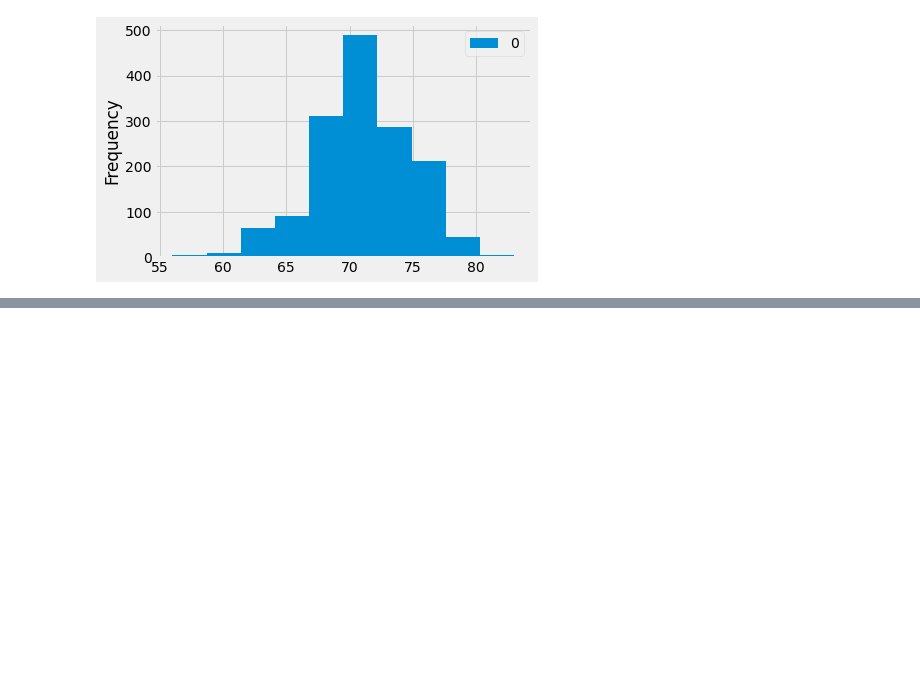
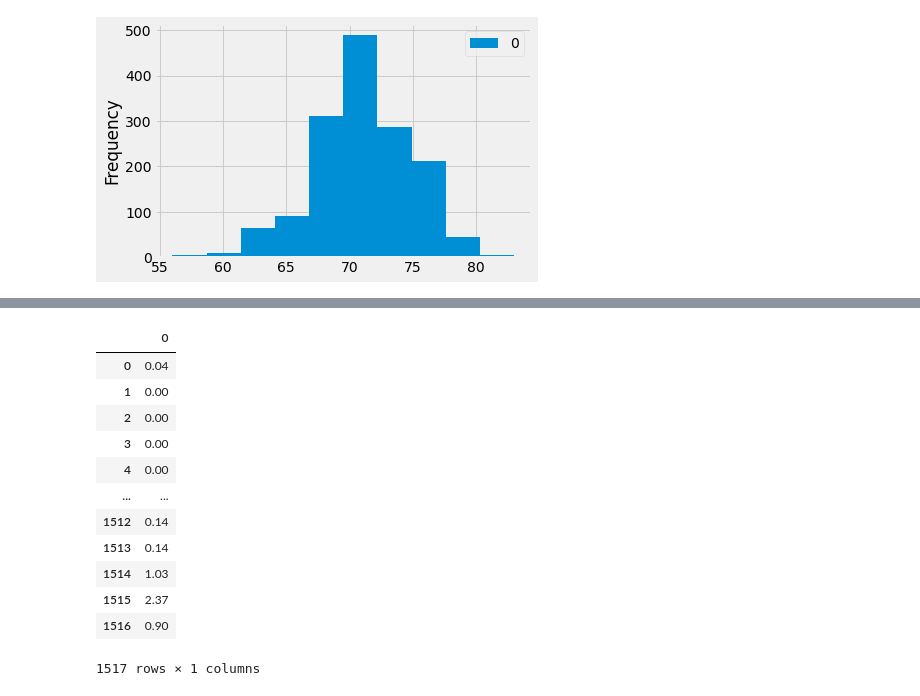
Before and after one commit to boyerjason700/Surfs_up, a Jupyter notebook: SurfsUp_Challenge.ipynb, the cells around one changed output, grey strips where cells are left out. Cells and saved outputs as stored; diff of their text form; code cells hidden in the pictures; blank space fills up the shorter version.

```diff
--- a/SurfsUp_Challenge.ipynb
+++ b/SurfsUp_Challenge.ipynb
@@ -168,0 +234,17 @@ plt.tight_layout
+# %%
+dec_p_df = pd.DataFrame(dec_p_list)
+dec_p_df
+# %% [output]
+|  | 0 |
+| 0 | 0.04 |
+| 1 | 0.00 |
+| 2 | 0.00 |
+| 3 | 0.00 |
+| 4 | 0.00 |
+| ... | ... |
+| 1512 | 0.14 |
+| 1513 | 0.14 |
+| 1514 | 1.03 |
+| 1515 | 2.37 |
+| 1516 | 0.90 |
+1517 rows × 1 columns
```
Also changed, not shown: parts of 5 cells of this notebook.
